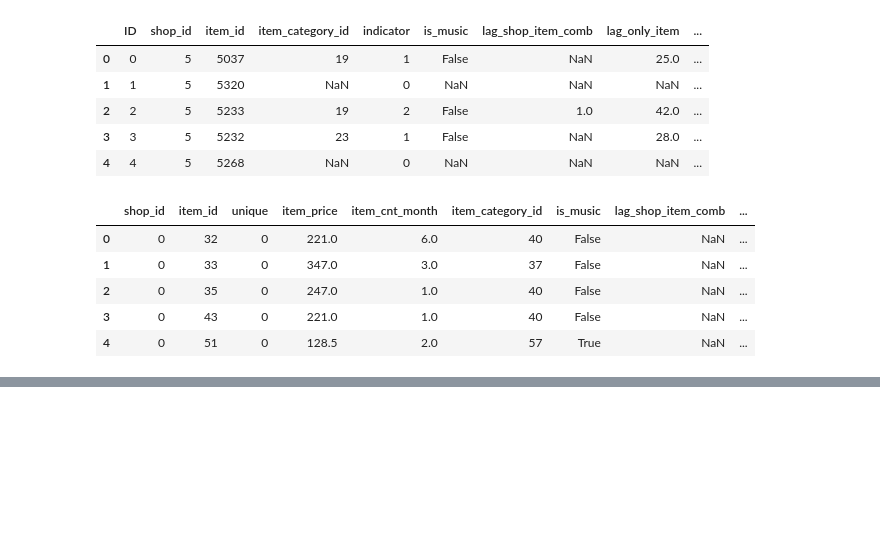
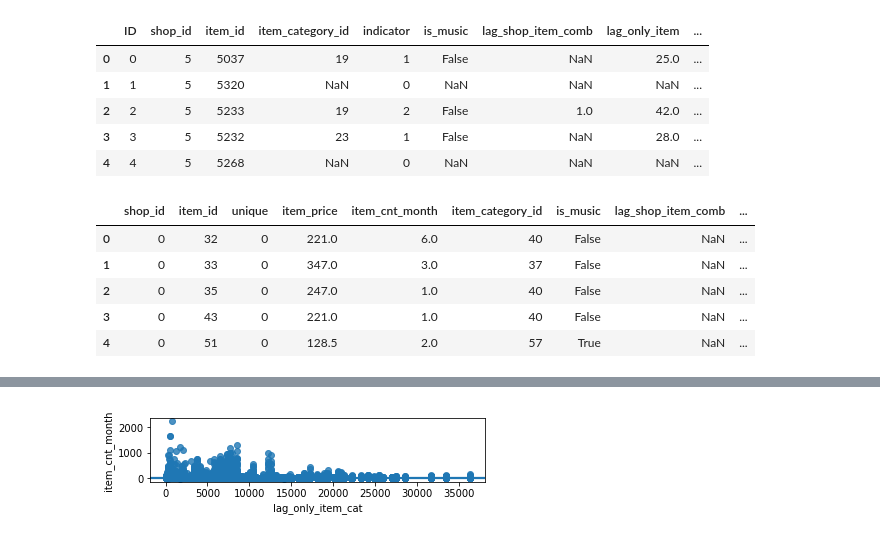
Before and after one commit to Fenil3510/Summer_Kernels, a Jupyter notebook: Future_Sales/HSE_Data.ipynb, the cells around one changed output, grey strips where cells are left out. Cells and saved outputs as stored; diff of their text form; code cells hidden in the pictures; blank space fills up the shorter version.

```diff
--- a/Future_Sales/HSE_Data.ipynb
+++ b/Future_Sales/HSE_Data.ipynb
@@ -1005 +1003,7 @@ val33.head()
+# %%
+plt.subplot(3,1,3)
+sns.regplot(x = for_plot['lag_only_item_cat'], y = for_plot['item_cnt_month'], data = for_plot)
+plt.show()
+# %% [output]
+[figure, added]
 # %%
```
Also changed, not shown: parts of 65 cells of this notebook, 2 other files.
